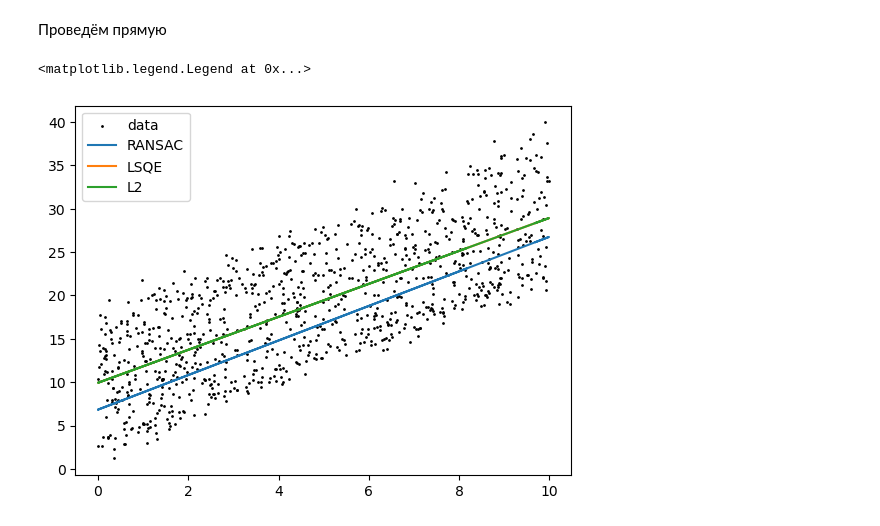
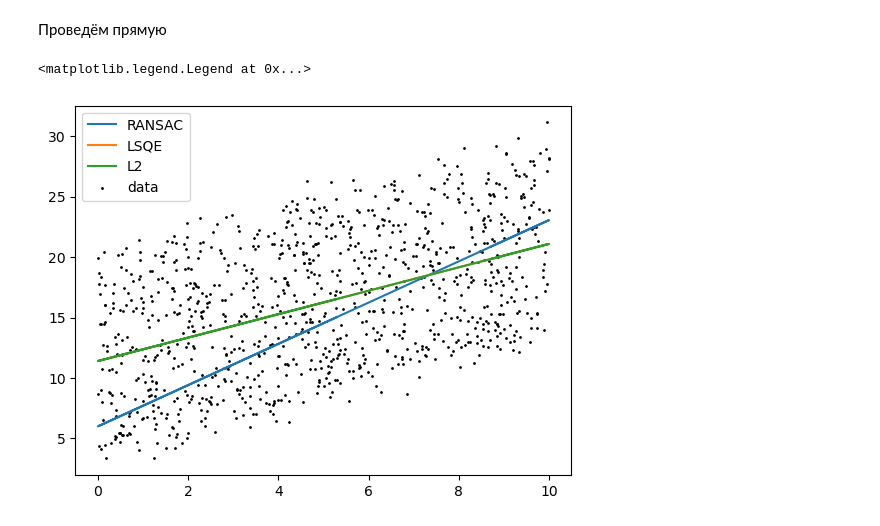
Before and after one commit to EHAT32/inverse, a Jupyter notebook: 2_12/regression.ipynb, the cells around one changed output. Cells and saved outputs as stored; diff of their text form; code cells hidden in the pictures.

```diff
--- a/2_12/regression.ipynb
+++ b/2_12/regression.ipynb
@@ -6,7 +6,7 @@ from sklearn.metrics import mean_absolute_error, mean_squared_error
 # %%
 x = np.random.random((1000,))*10
 
-lineCoeffs = np.array([2, 3])
+lineCoeffs = np.array([1, 4.5])
 
 pv = 0.85
 
@@ -27,11 +27,11 @@ x = [[x[i]] for i in range(len(x))]
 regressor = RANSACRegressor().fit(x, y)
 y_predicted = regressor.predict(x)
 # %%
-plt.scatter(x, y, 1, label='data', c='black')
+plt.scatter(x, y, s=1, label='data', c='black')
 plt.plot(x, y_predicted, label='RANSAC')
 plt.plot(x, LinearRegression().fit(x,y).predict(x), label='LSQE')
 plt.plot(x, Ridge().fit(x,y).predict(x), label='L2')
 plt.legend()
 # %% [output]
 <matplotlib.legend.Legend at 0x...>
-[figure, old version]
+[figure, new version]
```
Also changed, not shown: parts of 1 cell of this notebook.
